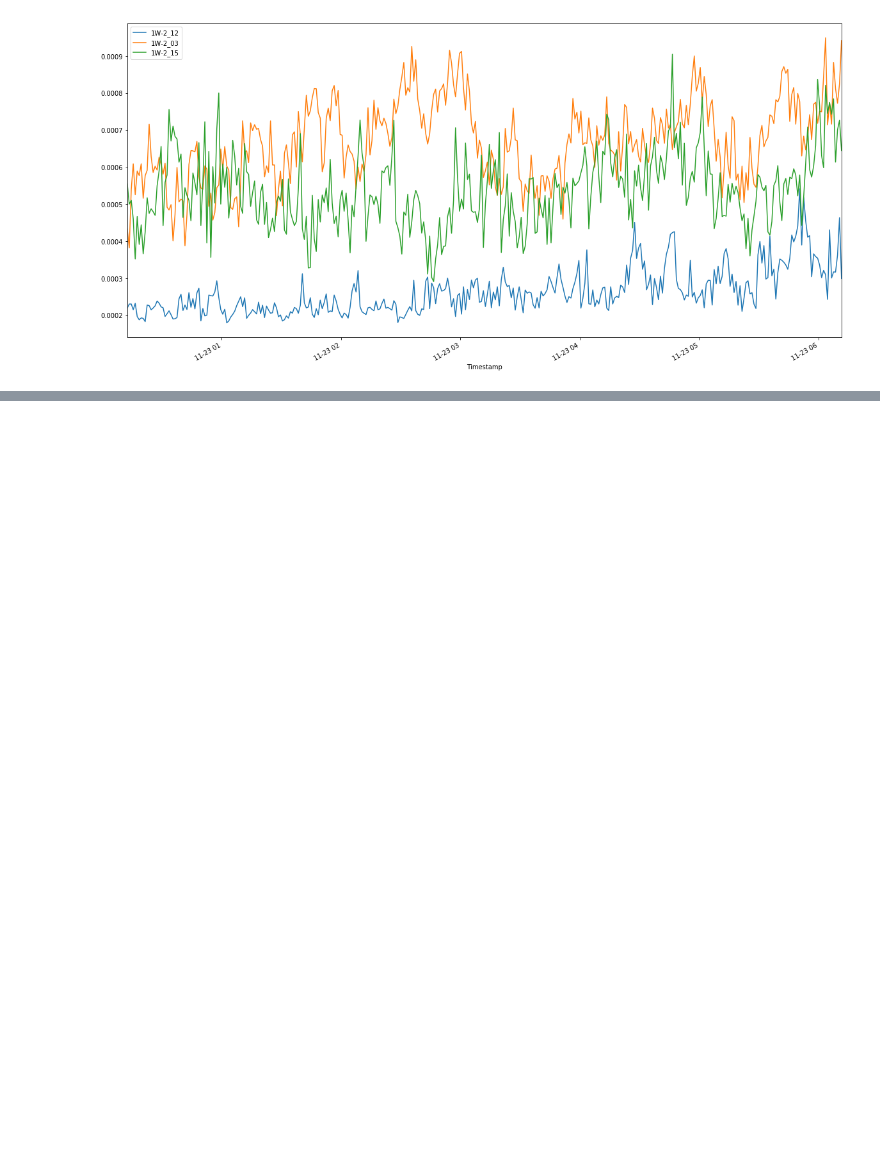
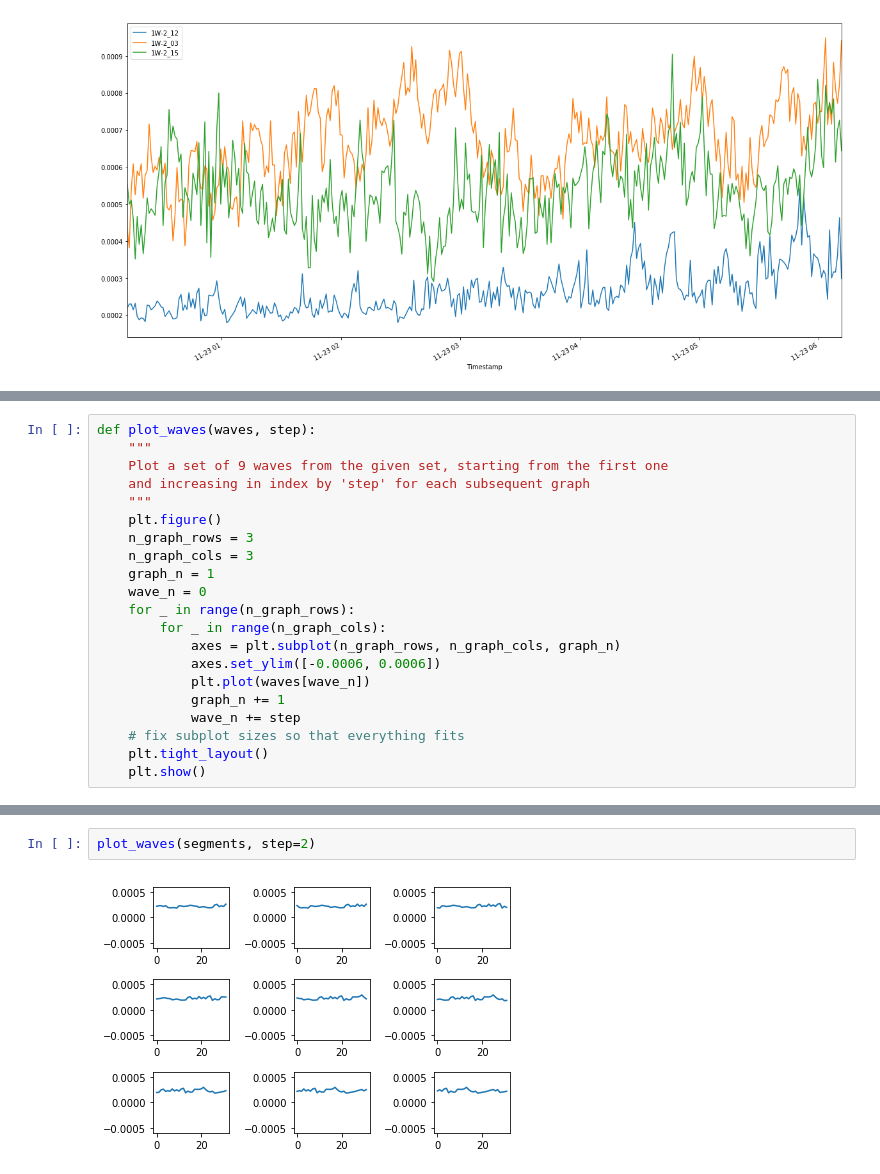
Before and after one commit to xw0078/ub_fall17_seb, a Jupyter notebook: Dataset Overview.ipynb, the cells around one changed output, grey strips where cells are left out. Cells and saved outputs as stored; diff of their text form; blank space fills up the shorter version.

```diff
--- a/Dataset Overview.ipynb
+++ b/Dataset Overview.ipynb
@@ -176,0 +154,21 @@ plt.show
+# %%
+def plot_waves(waves, step):
+    """
+    Plot a set of 9 waves from the given set, starting from the first one
+    and increasing in index by 'step' for each subsequent graph
+    """
+    plt.figure()
+    n_graph_rows = 3
+    n_graph_cols = 3
+    graph_n = 1
+    wave_n = 0
+    for _ in range(n_graph_rows):
+        for _ in range(n_graph_cols):
+            axes = plt.subplot(n_graph_rows, n_graph_cols, graph_n)
+            axes.set_ylim([-0.0006, 0.0006])
+            plt.plot(waves[wave_n])
+            graph_n += 1
+            wave_n += step
+    # fix subplot sizes so that everything fits
+    plt.tight_layout()
+    plt.show()
@@ -176,0 +205,4 @@ plt.show
+# %%
+plot_waves(segments, step=2)
+# %% [output]
+[figure, added]
```
Also changed, not shown: parts of 37 cells of this notebook.
